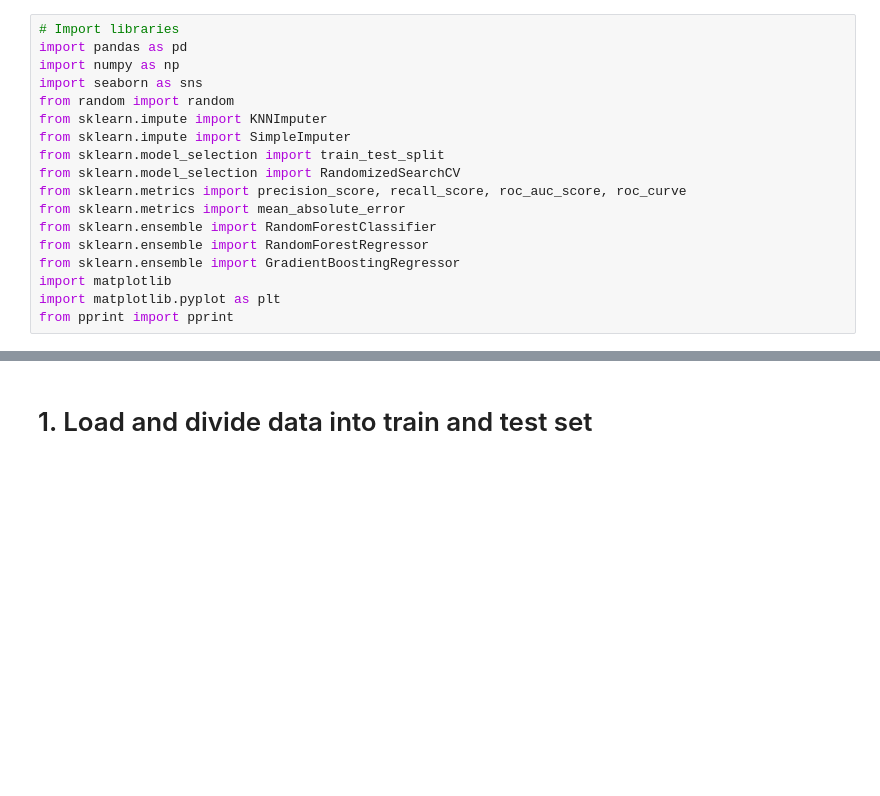
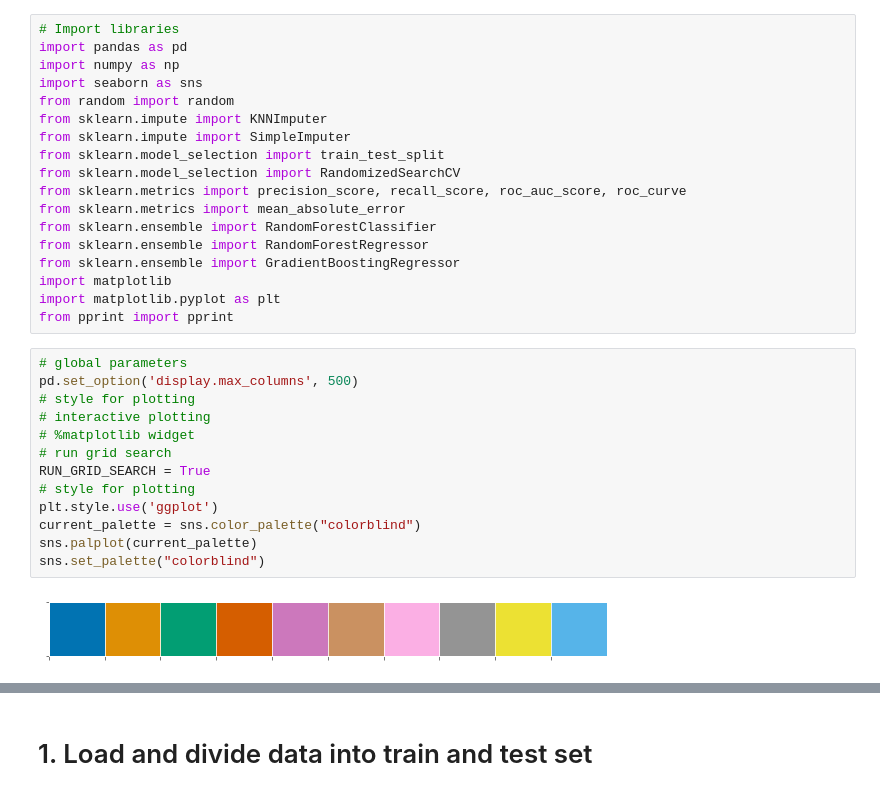
Before and after one commit to BrutishGuy/AAForB_Assignment2, a Jupyter notebook: code/Arnaud/Models.ipynb, the cells around one changed output, grey strips where cells are left out. Drawn from its saved outputs; the diff is of its cells as text; blank space fills up the shorter version.

```diff
--- a/code/Arnaud/Models.ipynb
+++ b/code/Arnaud/Models.ipynb
@@ -16,6 +16,21 @@ from sklearn.ensemble import GradientBoostingRegressor
 import matplotlib
 import matplotlib.pyplot as plt
 from pprint import pprint
+# %%
+# global parameters
+pd.set_option('display.max_columns', 500)
+# style for plotting
+# interactive plotting
+# %matplotlib widget
+# run grid search
+RUN_GRID_SEARCH = True
+# style for plotting
+plt.style.use('ggplot')
+current_palette = sns.color_palette("colorblind")
+sns.palplot(current_palette)
+sns.set_palette("colorblind")
+# %% [output]
+[figure, added]
 # %%
 %run "temporary_preprocessing_pipeline.ipynb"
 # %% [output]
```
Also changed, not shown: parts of 6 cells of this notebook, 10 other files.
